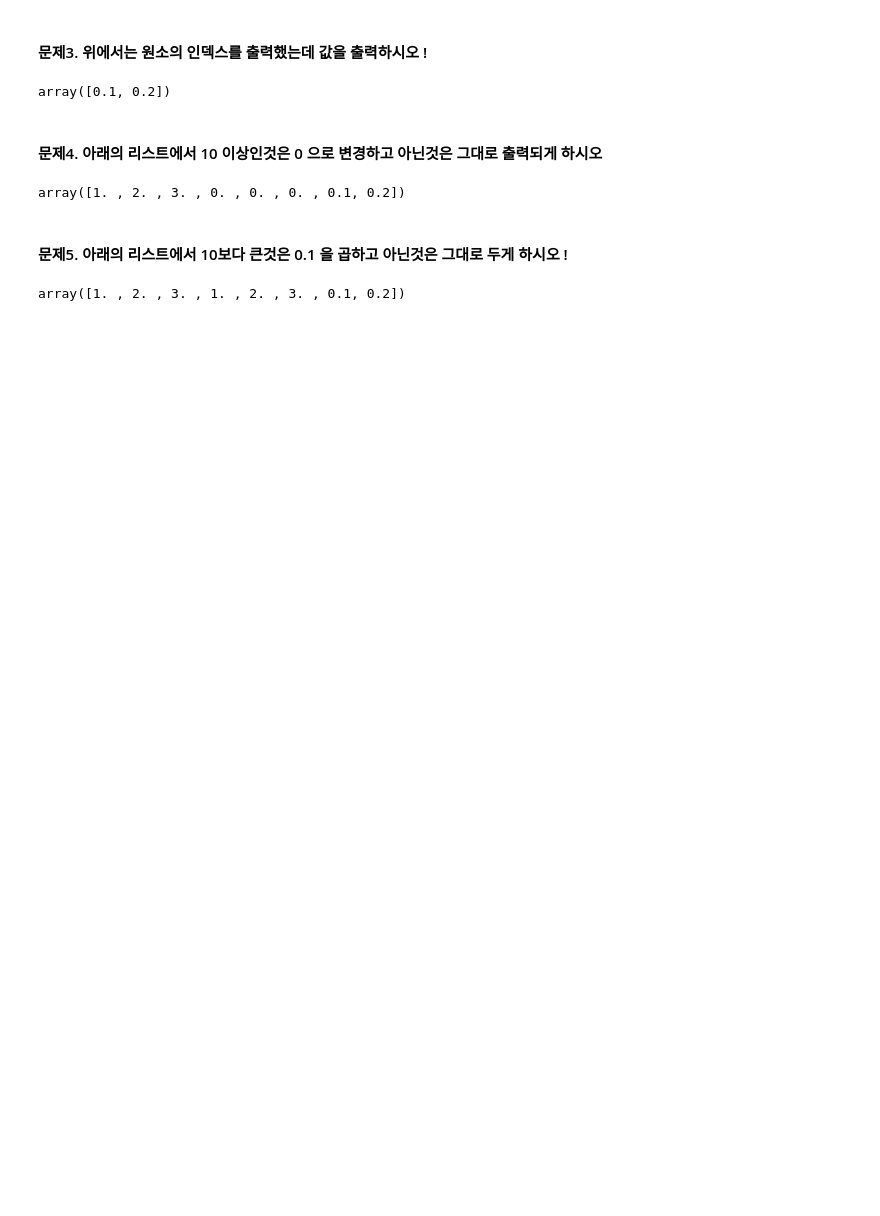
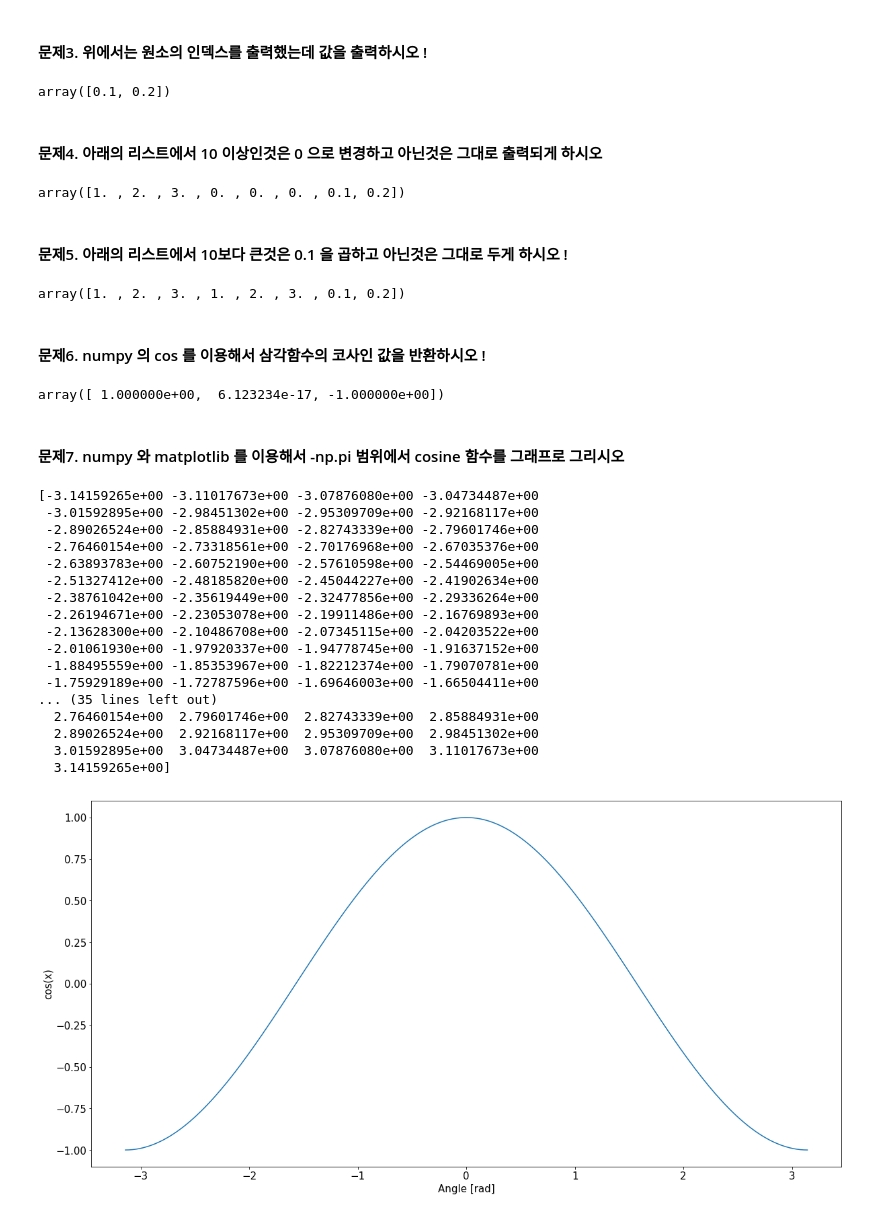
Before and after one commit to Adrian123K/rnn, a Jupyter notebook: 5. 6장 (200902).ipynb, the cells around one changed output. Drawn from its saved outputs; the diff is of its cells as text; code cells hidden in the pictures; blank space fills up the shorter version.

```diff
--- a/5. 6장 (200902).ipynb
+++ b/5. 6장 (200902).ipynb
@@ -733,3 +733,45 @@ a = np.array([1, 2, 3, 10, 20, 30, 0.1, 0.2])
 np.where(a>=10,a*0.1,a)
 # %% [output]
 array([1. , 2. , 3. , 1. , 2. , 3. , 0.1, 0.2])
+# %% [markdown]
+#### 문제6. numpy 의 cos 를 이용해서 삼각함수의 코사인 값을 반환하시오 !
+# %%
+a = np.cos(np.array([0,np.pi/2, np.pi]))
+a
+# %% [output]
+array([ 1.000000e+00,  6.123234e-17, -1.000000e+00])
+# %% [markdown]
+#### 문제7. numpy 와 matplotlib 를 이용해서 -np.pi 범위에서 cosine 함수를 그래프로 그리시오
+# %%
+import numpy as np
+import matplotlib.pylab as plt
+plt.rcParams['figure.figsize']=(20,10)
+plt.rcParams.update({'font.size':15})
+
+x = np.linspace(-np.pi, np.pi, 201)
+print(x)
+
+plt.plot(x, np.cos(x))
+plt.xlabel('Angle [rad]')
+plt.ylabel('cos(x)')
+plt.axis('tight')
+plt.show()
+# %% [output]
+[-3.14159265e+00 -3.11017673e+00 -3.07876080e+00 -3.04734487e+00
+ -3.01592895e+00 -2.98451302e+00 -2.95309709e+00 -2.92168117e+00
+ -2.89026524e+00 -2.85884931e+00 -2.82743339e+00 -2.79601746e+00
+ -2.76460154e+00 -2.73318561e+00 -2.70176968e+00 -2.67035376e+00
+ -2.63893783e+00 -2.60752190e+00 -2.57610598e+00 -2.54469005e+00
+ -2.51327412e+00 -2.48185820e+00 -2.45044227e+00 -2.41902634e+00
+ -2.38761042e+00 -2.35619449e+00 -2.32477856e+00 -2.29336264e+00
+ -2.26194671e+00 -2.23053078e+00 -2.19911486e+00 -2.16769893e+00
+ -2.13628300e+00 -2.10486708e+00 -2.07345115e+00 -2.04203522e+00
+ -2.01061930e+00 -1.97920337e+00 -1.94778745e+00 -1.91637152e+00
+ -1.88495559e+00 -1.85353967e+00 -1.82212374e+00 -1.79070781e+00
+ -1.75929189e+00 -1.72787596e+00 -1.69646003e+00 -1.66504411e+00
+... (35 lines left out)
+  2.76460154e+00  2.79601746e+00  2.82743339e+00  2.85884931e+00
+  2.89026524e+00  2.92168117e+00  2.95309709e+00  2.98451302e+00
+  3.01592895e+00  3.04734487e+00  3.07876080e+00  3.11017673e+00
+  3.14159265e+00]
+[figure, added]
```
Also changed, not shown: parts of 8 cells of this notebook.
